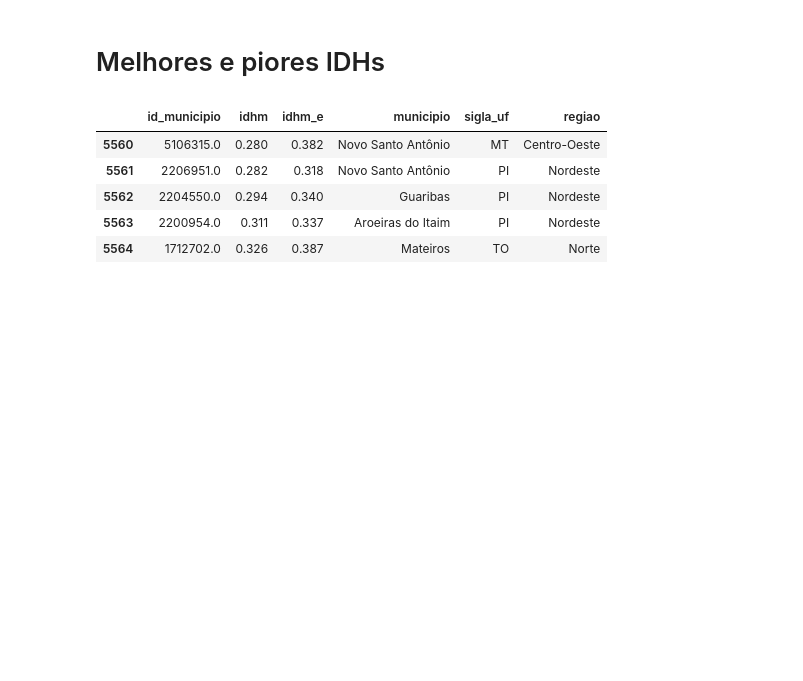
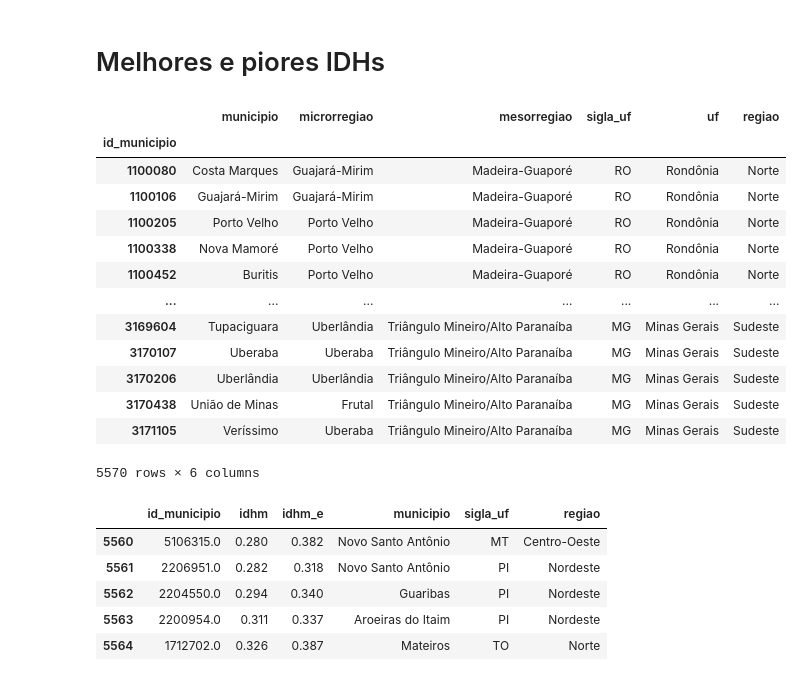
Before and after one commit to UFRJ-Analytica/odd2021, a Jupyter notebook: edit_teste_cliente_basedosdados.ipynb, the cells around one changed output. Cells and saved outputs as stored; diff of their text form; code cells hidden in the pictures; blank space fills up the shorter version.

```diff
--- a/edit_teste_cliente_basedosdados.ipynb
+++ b/edit_teste_cliente_basedosdados.ipynb
@@ -143,6 +143,23 @@ df_evolucao_idh.sort_values(by="idhm")
 sorted_evolucao_idh = df_evolucao_idh.sort_values(by='idhm').reset_index(drop=True)
 # %%
 MUN_IDS = get_mun_ids()
+# %%
+MUN_IDS
+# %% [output]
+|  | municipio | microrregiao | mesorregiao | sigla_uf | uf | regiao |
+| id_municipio |  |  |  |  |  |  |
+| 1100080 | Costa Marques | Guajará-Mirim | Madeira-Guaporé | RO | Rondônia | Norte |
+| 1100106 | Guajará-Mirim | Guajará-Mirim | Madeira-Guaporé | RO | Rondônia | Norte |
+| 1100205 | Porto Velho | Porto Velho | Madeira-Guaporé | RO | Rondônia | Norte |
+| 1100338 | Nova Mamoré | Porto Velho | Madeira-Guaporé | RO | Rondônia | Norte |
+| 1100452 | Buritis | Porto Velho | Madeira-Guaporé | RO | Rondônia | Norte |
+| ... | ... | ... | ... | ... | ... | ... |
+| 3169604 | Tupaciguara | Uberlândia | Triângulo Mineiro/Alto Paranaíba | MG | Minas Gerais | Sudeste |
+| 3170107 | Uberaba | Uberaba | Triângulo Mineiro/Alto Paranaíba | MG | Minas Gerais | Sudeste |
+| 3170206 | Uberlândia | Uberlândia | Triângulo Mineiro/Alto Paranaíba | MG | Minas Gerais | Sudeste |
+| 3170438 | União de Minas | Frutal | Triângulo Mineiro/Alto Paranaíba | MG | Minas Gerais | Sudeste |
+| 3171105 | Veríssimo | Uberaba | Triângulo Mineiro/Alto Paranaíba | MG | Minas Gerais | Sudeste |
+5570 rows × 6 columns
 # %%
 def get_mun_name_by_id(row):
     mun_info = MUN_IDS.loc[row["id_municipio"]]
```
Also changed, not shown: parts of 17 cells of this notebook.
